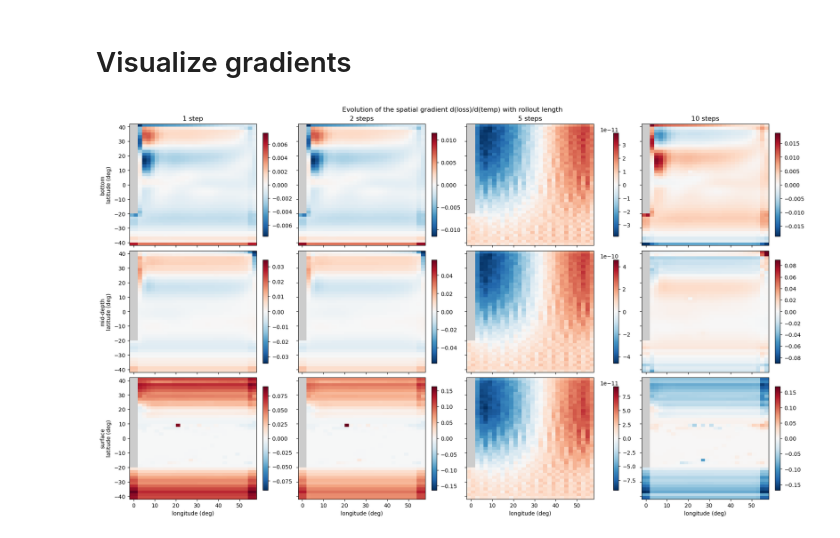
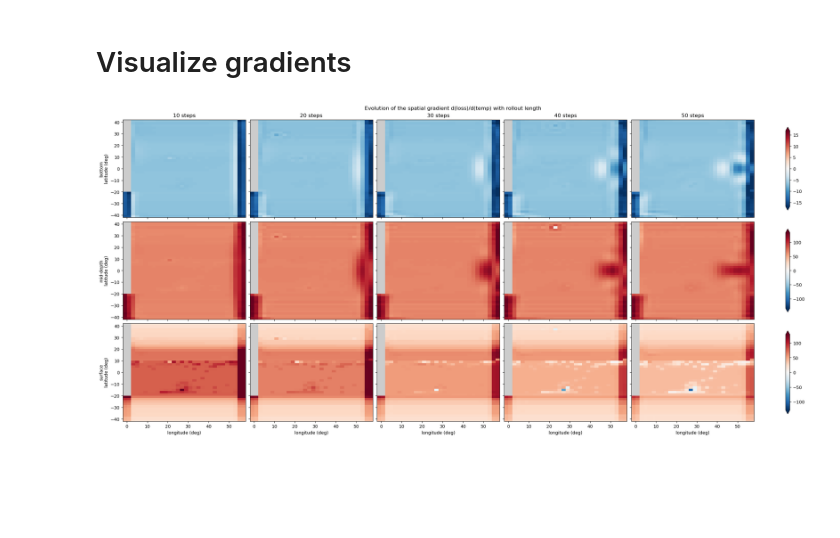
Before and after one commit to Etienne-Meunier/Veros-Autodiff, a Jupyter notebook: notebooks/demonstration/gradient-computation.ipynb, the cells around one changed output. Drawn from its saved outputs; the diff is of its cells as text; code cells hidden in the pictures; blank space fills up the shorter version.

Commit message:
ck and ceps as variables + script to test gradients

```diff
--- a/notebooks/demonstration/gradient-computation.ipynb
+++ b/notebooks/demonstration/gradient-computation.ipynb
@@ -171,6 +170,9 @@ axs[1].axvline(getattr(acc.state.variables, var_dev), color='r', linestyle='dash
 # %% [markdown]
 # Visualize gradients
 # %%
+def agg_function(state) :
+    return (state.variables.salt ** 2).sum()
+
 vjpm_nr = autodiff(acc.step, agg_function, 'temp')
 
 
@@ -182,7 +184,7 @@ vjpm_nr.step_function = jax.checkpoint(vjpm_nr.step_function) # Remat to save me
 
 loss_and_grad_nr = lambda s, v, it: vjpm_nr.g(s, v, iterations=it)
 # %%
-rollout_lengths = [1, 2, 5, 10]
+rollout_lengths = [10, 20, 30, 40, 50]
 
 losses_by_iter, grads_by_iter = {}, {}
 for it in rollout_lengths:
@@ -193,6 +195,12 @@ for it in rollout_lengths:
 import numpy as np
 import matplotlib.pyplot as plt
 from matplotlib.colors import TwoSlopeNorm
+
+# True: all panels in a row (i.e. all rollout lengths at a given depth) share one
+#       color scale and one colorbar -- makes gradient magnitudes comparable across
+#       rollout length, at the cost of washing out the smaller early-rollout panels.
+# False: each panel gets its own dynamic range and its own colorbar (previous behavior).
+SHARE_COLORBAR_PER_ROW = True
 
 vs = acc.state.variables
 
@@ -209,40 +217,54 @@ z_levels = {"bottom": 0, "mid-depth": len(depth) // 2, "surface": -1}
 # g has shape (xt, yt, zt, tau); use vs.tau (the "current" time slot, same convention
 # as e.g. vs.temp[:, :, -1, vs.tau] elsewhere) instead of hardcoding slot 0.
 grads_trimmed = {
     it: np.where(land_mask, np.asarray(g[sl, sl, :, vs.tau]), np.nan)
     for it, g in grads_by_iter.items()
 }
 
 
-def symmetric_norm(data):
-    vmax = np.nanmax(np.abs(data))
+def symmetric_norm(data, pct=99.0):
+    # Anchor vmax on a high percentile of |data| rather than the true max: gradient
+    # fields tend to have a few outlier cells (e.g. near boundaries/convection sites)
+    # that are orders of magnitude larger than the bulk -- using the raw max stretches
+    # the colormap so far that everything else washes out to near-white. Percentile
+    # clipping keeps most of the field readable; clipped extremes still show up as the
+    # colorbar's "extend" triangles (min/max color).
+    finite = np.abs(data[np.isfinite(data)])
+    vmax = np.percentile(finite, pct) if finite.size else 0.0
     vmax = vmax if np.isfinite(vmax) and vmax > 0 else 1e-12
     return TwoSlopeNorm(vmin=-vmax, vcenter=0.0, vmax=vmax)
 
 
 fig, axs = plt.subplots(
     len(z_levels), len(rollout_lengths),
     figsize=(4.5 * len(rollout_lengths), 3.5 * len(z_levels)),
     sharex=True, sharey=True, constrained_layout=True,
 )
 for row, (z_label, k) in zip(axs, z_levels.items()):
+    row_norm = None
+    if SHARE_COLORBAR_PER_ROW:
+        row_data = np.concatenate([grads_trimmed[it][:, :, k].ravel() for it in rollout_lengths])
+        row_norm = symmetric_norm(row_data)
     for ax, it in zip(row, rollout_lengths):
         data = grads_trimmed[it][:, :, k]
-        # each panel gets its own dynamic range -- with a shared scale, the small
-        # early-rollout gradients get washed out by the much larger later ones
-        im = ax.pcolormesh(lon, lat, data.T, cmap="RdBu_r", norm=symmetric_norm(data), shading="auto")
+        norm = row_norm if SHARE_COLORBAR_PER_ROW else symmetric_norm(data)
+        im = ax.pcolormesh(lon, lat, data.T, cmap="RdBu_r", norm=norm, shading="auto")
         ax.set_facecolor("0.8")  # land (nan) shows through as gray
         if z_label == next(iter(z_levels)):
             ax.set_title(f"{it} step{'s' if it > 1 else ''}")
-        fig.colorbar(im, ax=ax, shrink=0.85)
+        if not SHARE_COLORBAR_PER_ROW:
+            fig.colorbar(im, ax=ax, shrink=0.85, extend="both")
+    if SHARE_COLORBAR_PER_ROW:
+        # all panels in the row share row_norm, so the last `im` is representative
+        fig.colorbar(im, ax=row, shrink=0.85, extend="both")
     row[0].set_ylabel(f"{z_label}\nlatitude (deg)")
 for ax in axs[-1]:
     ax.set_xlabel("longitude (deg)")
 
 fig.suptitle("Evolution of the spatial gradient d(loss)/d(temp) with rollout length")
 plt.show()
 # %% [output]
-[figure, old version]
+[figure, new version]
 # %%
 # Zonal-mean (averaged over longitude) latitude-depth section, to see the vertical
 # structure of the gradient that the horizontal maps above don't show -- again one
```
Also changed, not shown: parts of 4 cells of this notebook, 14 other files.
